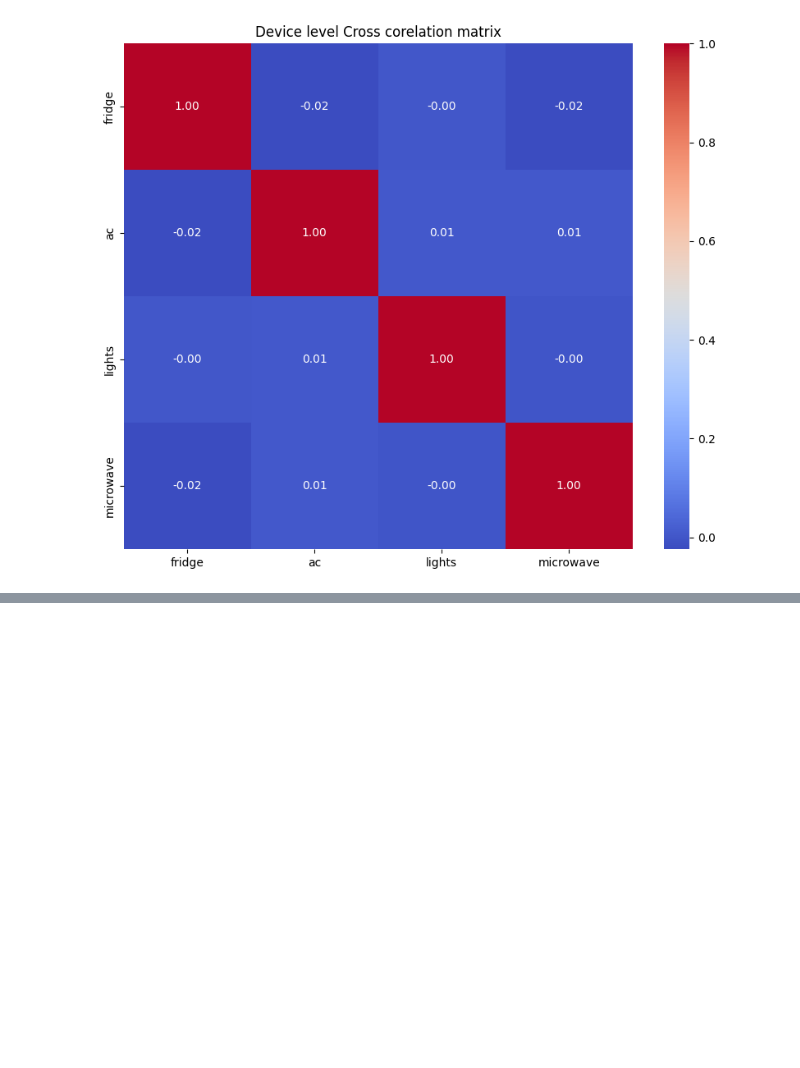
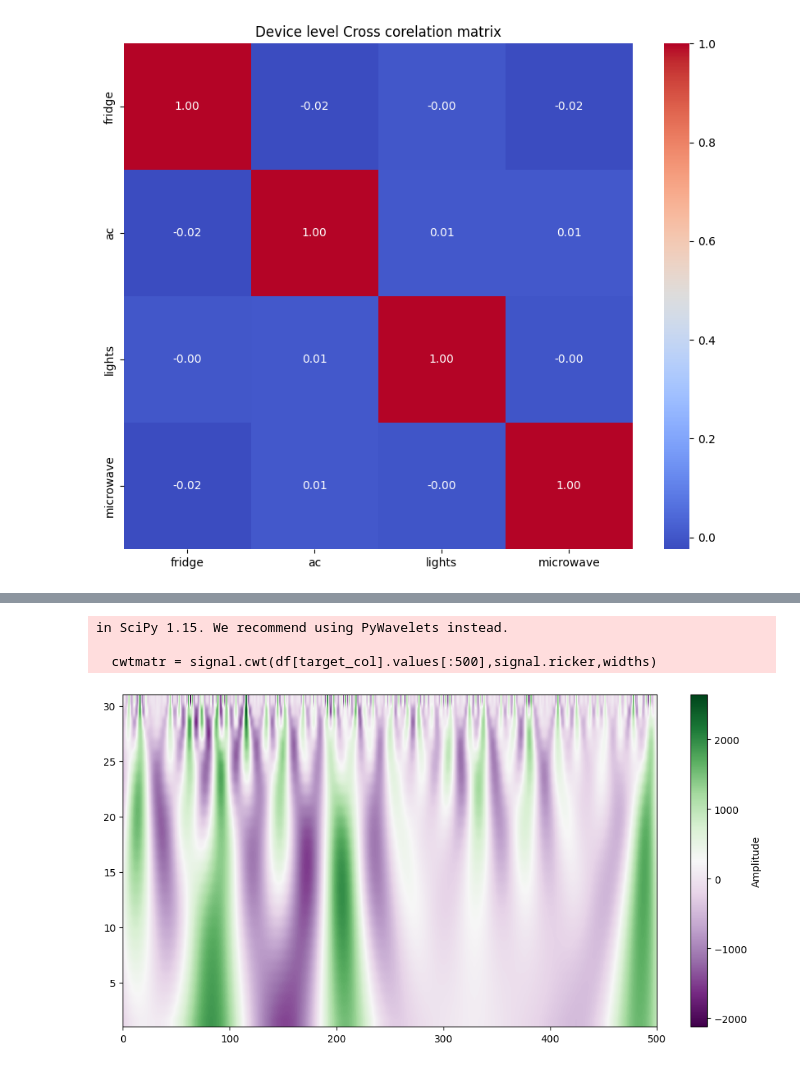
Before and after one commit to shansree-z/SmartEnergy-Consumptions, a Jupyter notebook: Pre-Processing.ipynb, the cells around one changed output, grey strips where cells are left out. Saved outputs shown, nothing was run; the diff lists cells and outputs as text; code cells hidden in the pictures; blank space fills up the shorter version.

```diff
--- a/Pre-Processing.ipynb
+++ b/Pre-Processing.ipynb
@@ -379,0 +420,15 @@ else:
+# %%
+from scipy import signal
+
+width = np.arange(1,31)
+cwtmatr = signal.cwt(df[target_col].values[:500],signal.ricker,widths)
+
+plt.figure(figsize = (12,6))
+plt.imshow(cwtmatr,extent = [0,500,1,31],cmap = "PRGn",aspect = 'auto',vmax = abs(cwtmatr).max())
+plt.colorbar(label='Amplitude')
+plt.show()
+# %% [output]
+in SciPy 1.15. We recommend using PyWavelets instead.
+
+  cwtmatr = signal.cwt(df[target_col].values[:500],signal.ricker,widths)
+[figure, added]
```
Also changed, not shown: parts of 2 cells of this notebook.
